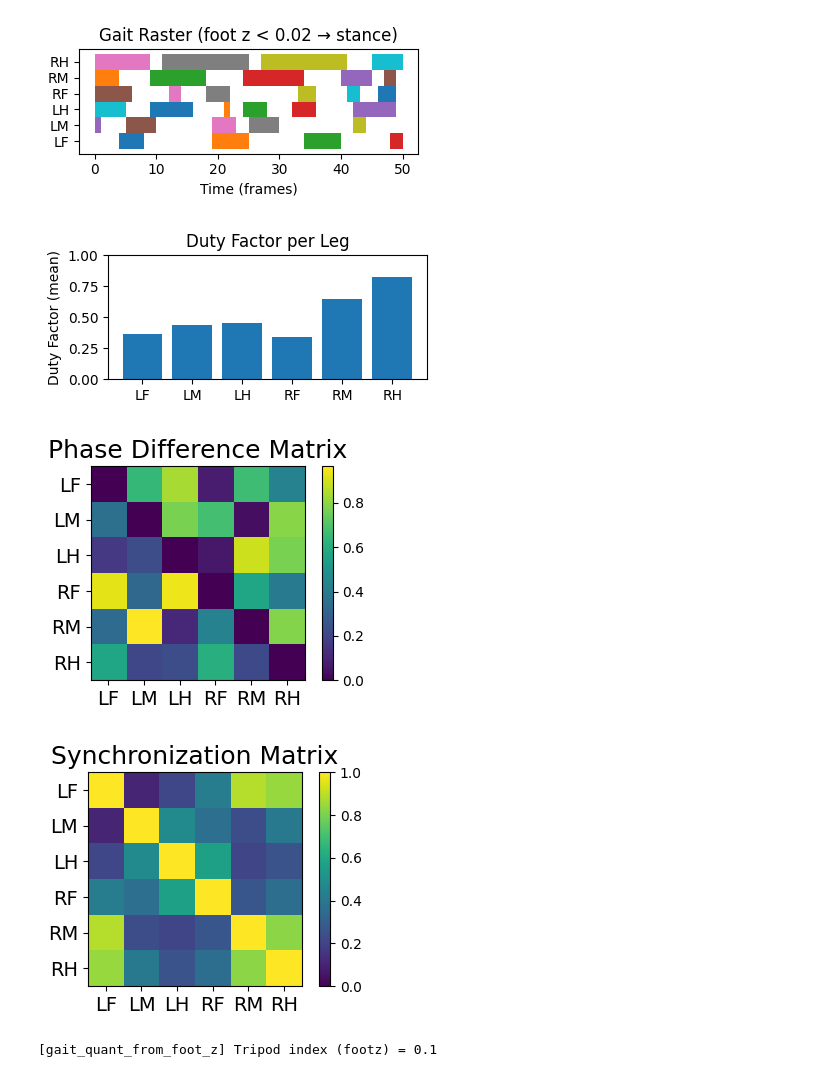
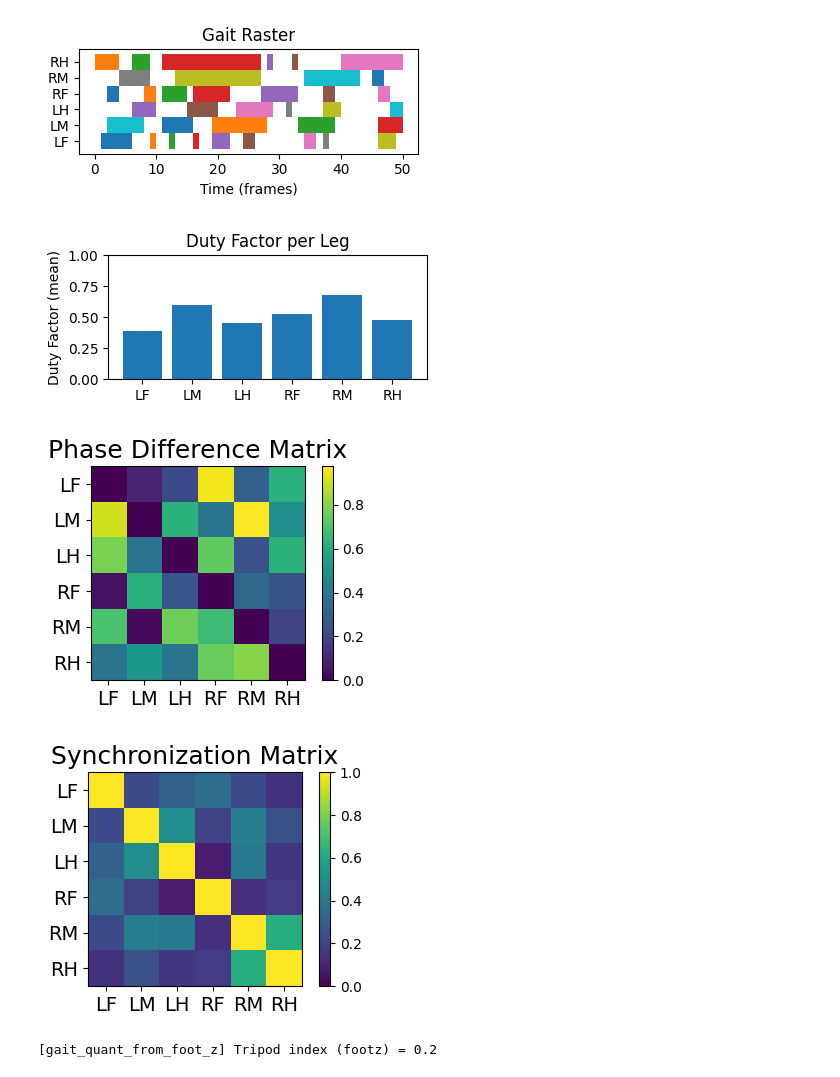
Before and after one commit to wangyuchen0217/airl-insect-walking, a Jupyter notebook: gait_analysis.ipynb, the cells around one changed output. Saved outputs shown, nothing was run; the diff lists cells and outputs as text; code cells hidden in the pictures.

```diff
--- a/gait_analysis.ipynb
+++ b/gait_analysis.ipynb
@@ -8,13 +8,13 @@ from common.normalized_env_66k import CoppeliaSimEnv
 import os
 
 # ======== Parameters (modify these as needed) ========= #
-ENV_ID = "Medauroidea_66k_aug3c"
+ENV_ID = "Medauroidea_66k_aug3c_uneven_flat"
 ALGO = "airl_logit_vx"
-FILENAME = "20251007-1539"
-STEP_NUM = "90000-1"
-EPISODE = 2 #
-start = 140 #
-end = 190 #2
+FILENAME = "20251018-2026"
+STEP_NUM = "190000"
+EPISODE = 5 #
+start = 250 #
+end = 300 #2
 fig_length = 4
 fig_width = 2
 
@@ -49,6 +49,8 @@ states.columns = [
                 #   'foot_traj_LF', 'foot_traj_LM', 'foot_traj_LH', 'foot_traj_RF', 'foot_traj_RM', 'foot_traj_RH',
                 #   'contact_FL', 'contact_ML', 'contact_HL', 'contact_FR', 'contact_MR', 'contact_HR'
                   ]
+
+forces = states[['force_LF', 'force_LM', 'force_LH', 'force_RF', 'force_RM', 'force_RH']].copy()
 
 
 # ======== Gait Analysis ======== #
@@ -102,7 +104,7 @@ def _circ_mean_phase_diff(phase_a, phase_b):
     R = float(np.sqrt(C**2 + S**2))
     return float(mean_phase), R
 
-def gait_quant_from_foot_z(foot_trajs_df, start, end, z_threshold=0.02, save_prefix="z"):
+def gait_quant_from_foot_z(foot_trajs_df, forces, start, end, use_foot_trajs=True, save_prefix="z"):
     """
     使用“足端 z < z_threshold”为接地规则,计算并输出:
       - 步态栅格图 (填充=stance)
@@ -114,9 +116,16 @@ def gait_quant_from_foot_z(foot_trajs_df, start, end, z_threshold=0.02, save_pre
     """
     # 1) 取区间并二值化接地
     # foot_trajs 无 header，列顺序：LF_z, LM_z, LH_z, RF_z, RM_z, RH_z
-    ft = foot_trajs_df.iloc[:, :6].to_numpy()  # (T, 6)
-    ft = ft[start:end]                          # (T', 6)
-    contacts = (ft < z_threshold).astype(int)   # (T', 6); 1=stance
+    if use_foot_trajs:
+        threshold = 0.02
+        ft = foot_trajs_df.iloc[:, :6].to_numpy()  # (T, 6)
+        ft = ft[start:end]                          # (T', 6)
+        contacts = (ft < threshold).astype(int)   # (T', 6); 1=stance
+    else:
+        threshold = 0.27
+        fc = forces.to_numpy()                      # (T, 6)
+        fc = fc[start:end]                          # (T', 6)
+        contacts = (fc > threshold).astype(int)    # (T', 6); 1=stance
 
     #    2.2 可选：块状栅格（更接近传统 raster）
     plt.figure(figsize=(fig_length, fig_width))
@@ -133,7 +142,7 @@ def gait_quant_from_foot_z(foot_trajs_df, start, end, z_threshold=0.02, save_pre
                 in_seg = False
     plt.yticks(np.arange(0.5, 6.5, 1), LEG_ORDER)
     plt.xlabel("Time (frames)")
-    plt.title(f"Gait Raster (foot z < {z_threshold} → stance)")
+    plt.title(f"Gait Raster")
     plt.tight_layout()
     plt.show()
 
@@ -203,13 +212,13 @@ def gait_quant_from_foot_z(foot_trajs_df, start, end, z_threshold=0.02, save_pre
     print(f"[gait_quant_from_foot_z] Tripod index ({save_prefix}) =", tripod_index)
     return tripod_index, df_summary, phase_diff_mat_df, sync_mat_df
 # %%
-tripod_index, df_summary, phase_diff_mat_df, sync_mat_df= gait_quant_from_foot_z(foot_trajs, start, end, z_threshold=0.02, save_prefix="footz")
+tripod_index, df_summary, phase_diff_mat_df, sync_mat_df= gait_quant_from_foot_z(foot_trajs, forces, start, end, use_foot_trajs=False, save_prefix="footz")
 # %% [output]
-[figure, old version]
+[figure, new version]
-[figure, old version]
+[figure, new version]
-[figure, old version]
+[figure, new version]
-[figure, old version]
+[figure, new version]
-[gait_quant_from_foot_z] Tripod index (footz) = 0.1
+[gait_quant_from_foot_z] Tripod index (footz) = 0.2
 # %%
 df_summary
 # %% [output]
```
Also changed, not shown: parts of 3 cells of this notebook, 3 other files.
